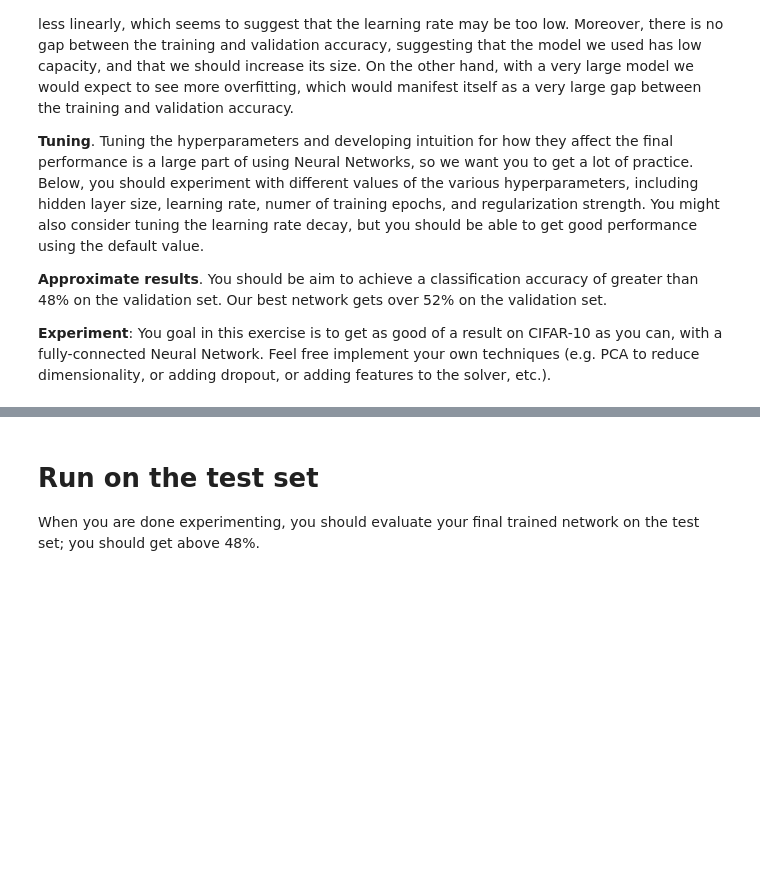
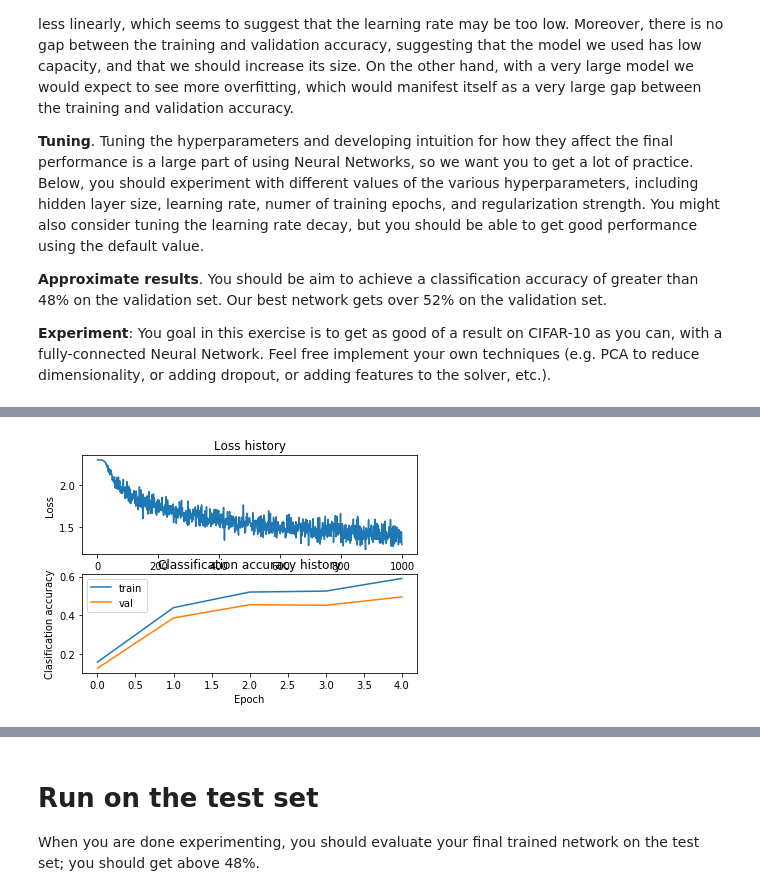
Before and after one commit to SwappyG/cs231n, a Jupyter notebook: assignments/2018/assignment1/two_layer_net.ipynb, the cells around one changed output, grey strips where cells are left out. Drawn from its saved outputs; the diff is of its cells as text; code cells hidden in the pictures; blank space fills up the shorter version.

```diff
--- a/assignments/2018/assignment1/two_layer_net.ipynb
+++ b/assignments/2018/assignment1/two_layer_net.ipynb
@@ -265,7 +286,7 @@ show_net_weights(net)
 **Experiment**: You goal in this exercise is to get as good of a result on CIFAR-10 as you can, with a fully-connected Neural Network. Feel free implement your own techniques (e.g. PCA to reduce dimensionality, or adding dropout, or adding features to the solver, etc.).
 # %%
 best_net = None # store the best model into this
-
+best_stats = None
 #################################################################################
 # TODO: Tune hyperparameters using the validation set. Store your best trained  #
 # model in best_net.                                                            #
@@ -278,7 +299,77 @@ best_net = None # store the best model into this
 # write code to sweep through possible combinations of hyperparameters          #
 # automatically like we did on the previous exercises.                          #
 #################################################################################
-# Your code
+
+input_size = 32 * 32 * 3
+hidden_size = [100, 150]
+learning_rate = np.linspace(1e-3, 5e-3, 2)
+reg_strength = np.linspace(1e-3, 5e-2, 3)
+num_classes = 10
+
+# best_acc = -1
+
+# results = {}
+
+# for rate in learning_rate:
+#     for reg_str in reg_strength:
+#         for size in hidden_size:
+
+
+
+#             test_net = TwoLayerNet(input_size, size, num_classes)
+
+#             # Train the network
+#             test_stats = test_net.train(X_train, y_train, X_val, y_val,
+#                                    num_iters=1500,
+#                                    batch_size=200,
+#                                    learning_rate=rate,
+#                                    learning_rate_decay=0.95,
+#                                    reg=reg_str,
+#                                    verbose=False)
+
+#             # Predict on the validation set
+#             val_acc = (test_net.predict(X_val) == y_val).mean()
+#             print(f"Learn Rate: {rate}, Reg Str: {reg_str}, Hidden Size: {size}")
+#             print('Validation accuracy: ', val_acc)
+
+#             results[(rate, reg_str, size)] = val_acc
+
+#             if val_acc > best_acc:
+#                 best_net = test_net
+#                 best_acc = val_acc
+#                 best_stats = test_stats
+
+
+
+
+best_net = TwoLayerNet(input_size, 150, num_classes)
+
+# Train the network
+best_stats = best_net.train(X_train, y_train, X_val, y_val,
+                       num_iters=1000,
+                       batch_size=200,
+                       learning_rate=0.001,
+                       learning_rate_decay=0.95,
+                       reg=0.001,
+                       verbose=True)
+
+# Plot the loss function and train / validation accuracies
+plt.subplot(2, 1, 1)
+plt.plot(best_stats['loss_history'])
+plt.title('Loss history')
+plt.xlabel('Iteration')
+plt.ylabel('Loss')
+
+plt.subplot(2, 1, 2)
+plt.plot(best_stats['train_acc_history'], label='train')
+plt.plot(best_stats['val_acc_history'], label='val')
+plt.title('Classification accuracy history')
+plt.xlabel('Epoch')
+plt.ylabel('Clasification accuracy')
+plt.legend()
+plt.show()
+
 #################################################################################
 #                               END OF YOUR CODE                                #
 #################################################################################
+# %% [output]
@@ -285,3 +386,4 @@ best_net = None # store the best model into this
+[figure, added]
 # %%
 # visualize the weights of the best network
 show_net_weights(best_net)
```
Also changed, not shown: parts of 9 cells of this notebook, 1 other file.
